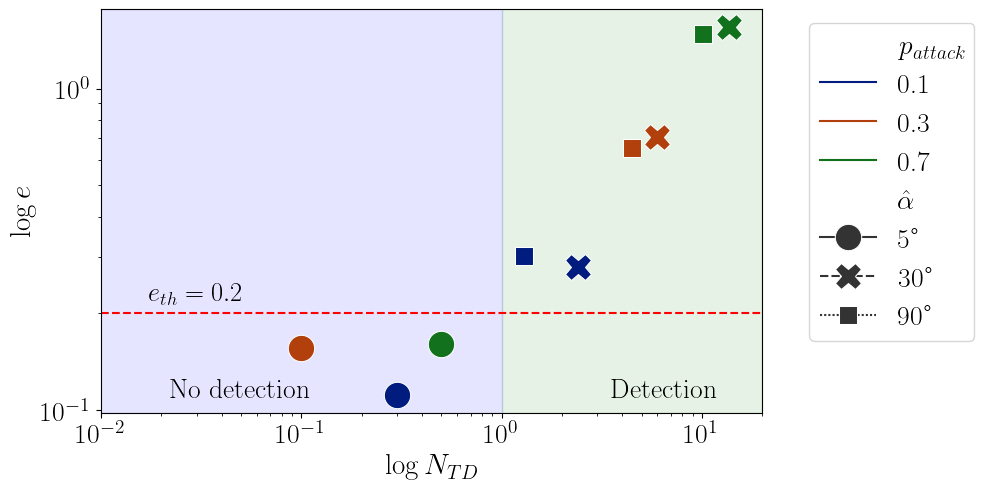
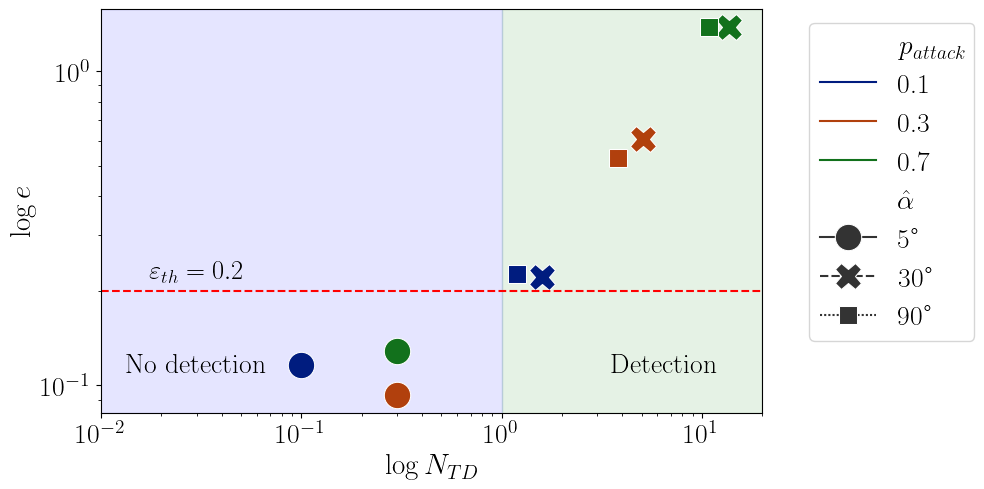
The notebook cell's code change between the first figure and the second:
--- before
+++ after
@@ -33,7 +33,7 @@
 ax.axvspan(0, 1, color='blue', alpha=0.1)
 ax.axvspan(1, 20, color='green', alpha=0.1)
-ax.text(.05, .11, 'No detection', ha='center', color='black', fontsize=fontsize)
+ax.text(.03, .11, 'No detection', ha='center', color='black', fontsize=fontsize)
 ax.text(6.5, .11, 'Detection', ha='center', color='black', fontsize=fontsize)
-ax.text(.03, eth + .02, r'$e_{th}=' + str(eth) + '$', ha='center', color='black', fontsize=fontsize - 1)
+ax.text(.03, eth + .02, r'$\varepsilon_{th}=' + str(eth) + '$', ha='center', color='black', fontsize=fontsize - 1)
 
 ax.set_xscale('log')
@@ -52,3 +52,4 @@
 
 plt.tight_layout()
+plt.savefig("steplevel.pdf")
 plt.show()

Commit: after review